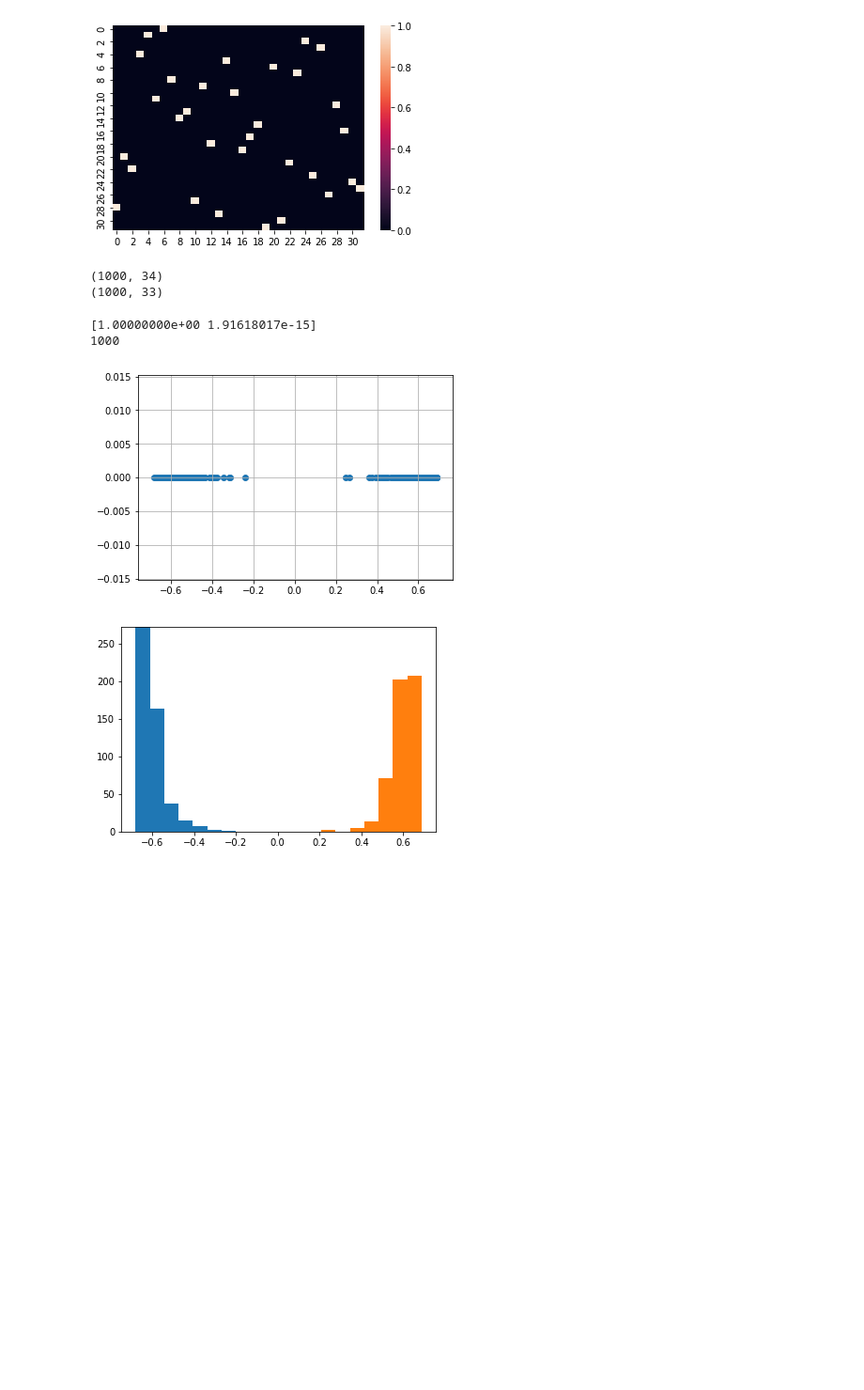
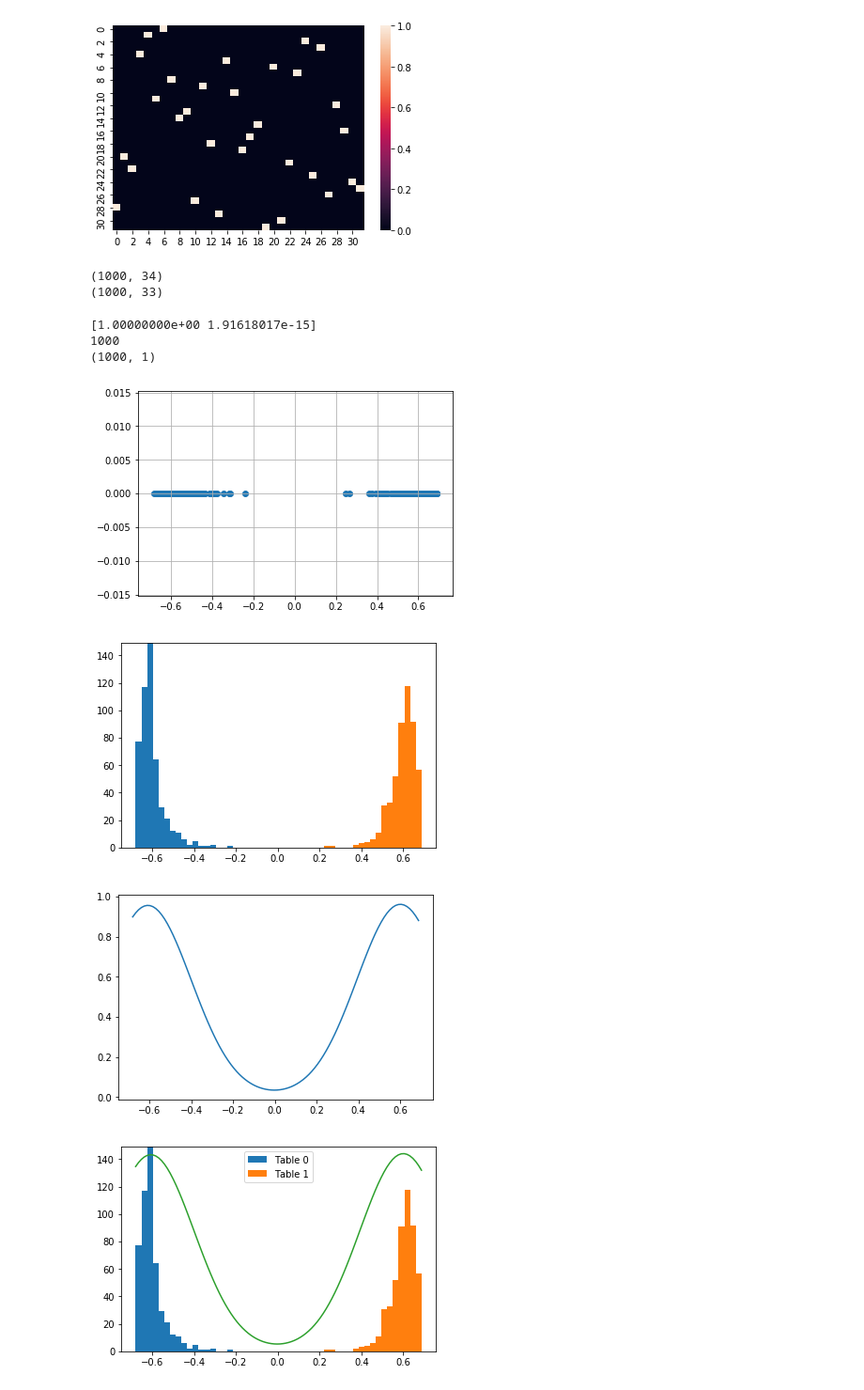
Before and after one commit to nixidekaoya/food, a Jupyter notebook: draw_plot.ipynb, the cells around one changed output. Shown: that part at 94% size. Cells and saved outputs as stored; diff of their text form; code cells hidden in the pictures; blank space fills up the shorter version.

```diff
--- a/draw_plot.ipynb
+++ b/draw_plot.ipynb
@@ -129,10 +129,12 @@ from torchvision import transforms
 
 import sklearn
 from sklearn.decomposition import PCA
+from sklearn.neighbors import KernelDensity
 
 from neural_network import Attention_Net
 from neural_network import Linear_Net
 from datasets import FoodDataset
+
 
 ########################### FUNCTIONS
 def match_output(output,label):
@@ -240,32 +242,68 @@ if __name__ == '__main__':
     pca.fit(valid_dist_list)
     valid_feature = pca.transform(valid_dist_list)
     print(pca.explained_variance_ratio_)
 
     figure = "PCA_valid"
     print(len(valid_feature[:,0]))
     plt.figure()
     plt_file = plot_path + str(extra) + "_" + str(figure) + ".png"
     plt.scatter(valid_feature[:,0], valid_feature[:,1])
     plt.grid()
     plt.savefig(plt_file)
 
     pca1 = pca.transform(valid_dist_list_1)
     pca2 = pca.transform(valid_dist_list_2)
 
     plt.figure()
     figure = "histogram"
     plt_file = plot_path + str(extra) + "_" + str(figure) + ".png"
-    plt.hist([pca1[:,0],pca2[:,0]],bins = 20, histtype = "barstacked")
+    plt.hist([pca1[:,0],pca2[:,0]],bins = 50, histtype = "barstacked")
     plt.savefig(plt_file)
+
+    print(valid_feature[:,0][:,np.newaxis].shape)
+
+    #X = np.concatenate((np.random.normal(0,1,int(0.3 * 20)),np.random.normal(5,1,int(0.7 * 20))))[:,np.newaxis]
+    #print(X)
+    #print(X.shape)
+
+    bw= 0.2
+
+    kde = KernelDensity(kernel = "gaussian", bandwidth = bw).fit(valid_feature[:,0][:,np.newaxis])
+
+    x_grid = np.linspace(min(valid_feature[:,0]),max(valid_feature[:,0]), num = 100)
+    score = kde.score_samples(x_grid[:,np.newaxis])
+
+
+    figure = "kernel_density_estimation"
+    plt.figure()
+    plt.plot(x_grid,np.exp(score))
+    plt_file = plot_path + str(extra) + "_" + str(figure) + ".png"
+    plt.savefig(plt_file)
+
+    figure = "kde_hist"
+    plt.figure()
+    plt_file = plot_path + str(extra) + "_" + str(figure) + ".png"
+    plt.hist([pca1[:,0],pca2[:,0]],bins = 50, histtype = "barstacked",label = ["Table 0","Table 1"])
+
+    plt.plot(x_grid,np.exp(score)*150)
+    plt.legend(loc = "upper center")
+    plt.savefig(plt_file)
+
+
+
+
 
     #plt.xlim(-0.3,0.3)
     #plt.ylim(-0.3,0.3)
     #lt.savefig(plt_file)
     #lt.close('all')
 # %% [output]
 (1000, 34)
 (1000, 33)
 [1.00000000e+00 1.91618017e-15]
 1000
+(1000, 1)
 [figure]
-[figure, old version]
+[figure, new version]
+[figure, added]
+[figure, added]
```
Also changed, not shown: 32 other files.
